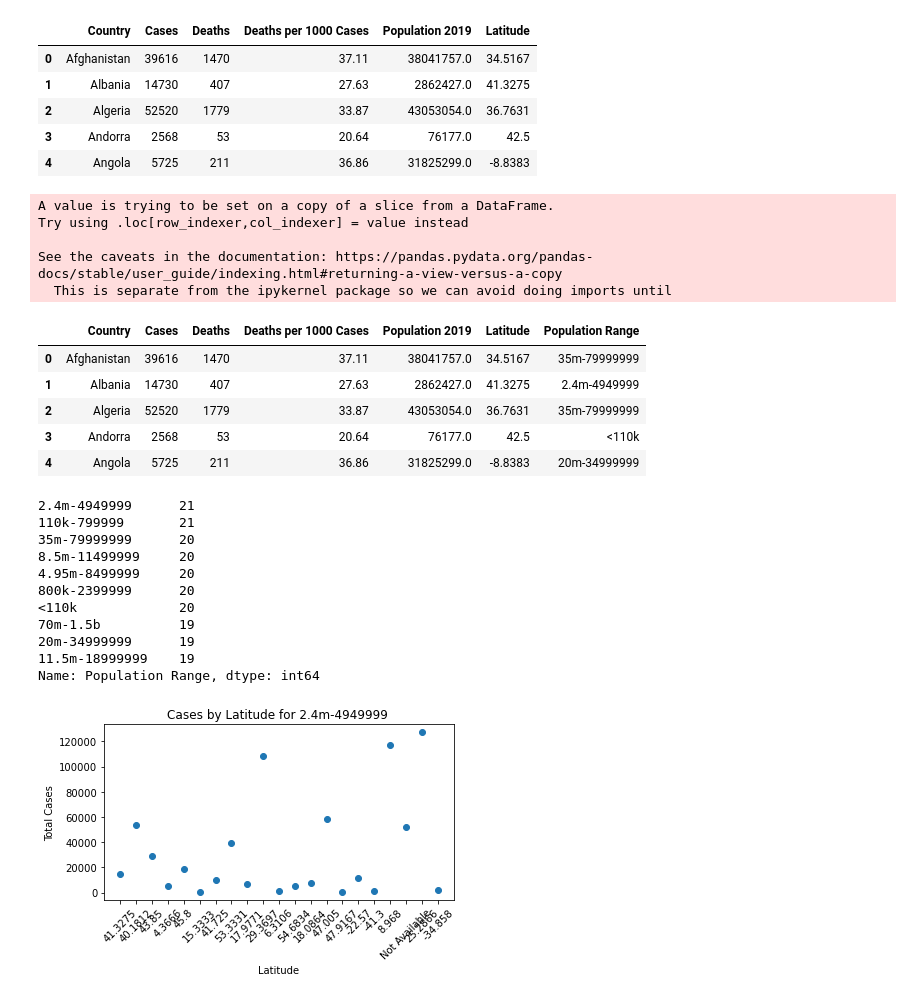
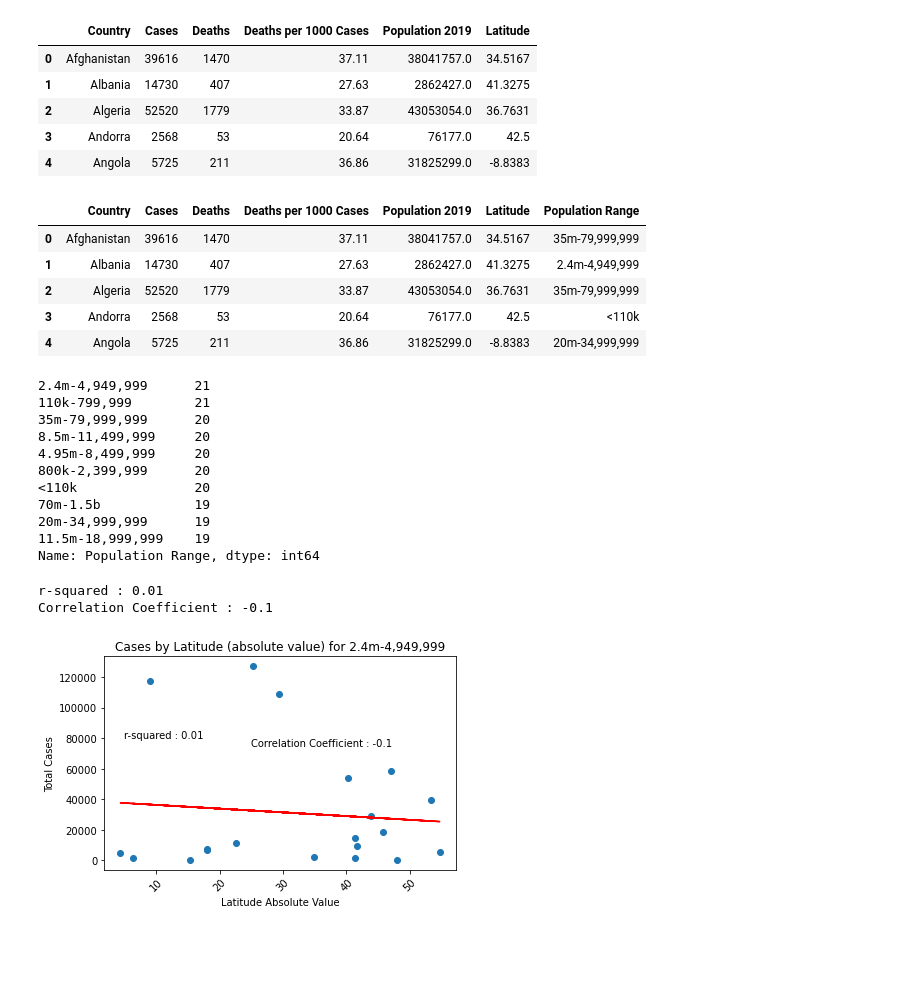
Before and after one commit to AustinRCole/COVID_Lat_GDP_analysis, a Jupyter notebook: Second Question Analysis.ipynb, the cells around one changed output. Saved outputs shown, nothing was run; the diff lists cells and outputs as text; code cells hidden in the pictures; blank space fills up the shorter version.

Commit message:
made scatter plots

```diff
--- a/Second Question Analysis.ipynb
+++ b/Second Question Analysis.ipynb
@@ -37,56 +31,61 @@ subset.head()
 | 4 | Angola | 5725 | 211 | 36.86 | 31825299.0 | -8.8383 |
 # %%
 bins = [0, 109999, 799999, 2399999, 4949999, 8499999, 11499999, 18999999, 34999999, 79999999, 1500000000]
-pop_ranges = ['<110k', '110k-799999','800k-2399999', '2.4m-4949999', '4.95m-8499999', '8.5m-11499999', '11.5m-18999999', '20m-34999999', '35m-79999999', '70m-1.5b']
+pop_ranges = ['<110k', '110k-799,999','800k-2,399,999', '2.4m-4,949,999', '4.95m-8,499,999', '8.5m-11,499,999', '11.5m-18,999,999', '20m-34,999,999', '35m-79,999,999', '70m-1.5b']
 subset['Population Range'] = pd.cut(subset['Population 2019'], bins, labels=pop_ranges, include_lowest=True)
+subset.head()
 # %% [output]
-A value is trying to be set on a copy of a slice from a DataFrame.
-Try using .loc[row_indexer,col_indexer] = value instead
-
-See the caveats in the documentation: https://pandas.pydata.org/pandas-docs/stable/user_guide/indexing.html#returning-a-view-versus-a-copy
-  This is separate from the ipykernel package so we can avoid doing imports until
+|  | Country | Cases | Deaths | Deaths per 1000 Cases | Population 2019 | Latitude | Population Range |
+| 0 | Afghanistan | 39616 | 1470 | 37.11 | 38041757.0 | 34.5167 | 35m-79,999,999 |
+| 1 | Albania | 14730 | 407 | 27.63 | 2862427.0 | 41.3275 | 2.4m-4,949,999 |
+| 2 | Algeria | 52520 | 1779 | 33.87 | 43053054.0 | 36.7631 | 35m-79,999,999 |
+| 3 | Andorra | 2568 | 53 | 20.64 | 76177.0 | 42.5 | <110k |
+| 4 | Angola | 5725 | 211 | 36.86 | 31825299.0 | -8.8383 | 20m-34,999,999 |
-# %%
-subset.head()
-# %% [output]
-|  | Country | Cases | Deaths | Deaths per 1000 Cases | Population 2019 | Latitude | Population Range |
-| 0 | Afghanistan | 39616 | 1470 | 37.11 | 38041757.0 | 34.5167 | 35m-79999999 |
-| 1 | Albania | 14730 | 407 | 27.63 | 2862427.0 | 41.3275 | 2.4m-4949999 |
-| 2 | Algeria | 52520 | 1779 | 33.87 | 43053054.0 | 36.7631 | 35m-79999999 |
-| 3 | Andorra | 2568 | 53 | 20.64 | 76177.0 | 42.5 | <110k |
-| 4 | Angola | 5725 | 211 | 36.86 | 31825299.0 | -8.8383 | 20m-34999999 |
 # %%
 subset['Population Range'].value_counts()
 # %% [output]
-2.4m-4949999      21
-110k-799999       21
-35m-79999999      20
-8.5m-11499999     20
-4.95m-8499999     20
-800k-2399999      20
-<110k             20
-70m-1.5b          19
-20m-34999999      19
-11.5m-18999999    19
+2.4m-4,949,999      21
+110k-799,999        21
+35m-79,999,999      20
+8.5m-11,499,999     20
+4.95m-8,499,999     20
+800k-2,399,999      20
+<110k               20
+70m-1.5b            19
+20m-34,999,999      19
+11.5m-18,999,999    19
 Name: Population Range, dtype: int64
+# %%
+subset = subset.loc[subset['Latitude'] != 'Not Available']
+subset['Latitude'].astype(float)
 # %%
-pop_range = '2.4m-4949999'
+pop_range = '2.4m-4,949,999'
+
 group = subset.loc[(subset['Population Range'] == f'{pop_range}')]
-group_lat = group['Latitude']
+group_lat = group['Latitude'].sort_values()
+group_lat_abs = group['Latitude'].apply(lambda x: float(x)).abs()
+
 group_cases = group['Cases']
 group_deaths = group['Deaths']
 group_dp1k = group['Deaths per 1000 Cases']
 # %%
-plt.scatter(group_lat, group_cases)
-plt.xlabel('Latitude')
+plt.scatter(group_lat_abs, group_cases)
+plt.xlabel('Latitude Absolute Value')
 plt.ylabel('Total Cases')
-plt.title(f'Cases by Latitude for {pop_range} ')
-#plt.xlim(-.5, 9.5)
-#plt.ylim(0, 240)
+plt.title(f'Cases by Latitude (absolute value) for {pop_range}')
 
 
+slope, intercept, r, p, std_err = st.linregress(group_lat_abs, group_cases)
+fit = slope * group_lat_abs + intercept
+plt.plot(group_lat_abs,fit,color='r')
+
+print(f"r-squared : {(round(r**2,2))}")
+print(f"Correlation Coefficient : {round(st.pearsonr(group_lat_abs,group_cases)[0],2)}")
 
 plt.xticks(rotation=45)
 plt.tight_layout()
 plt.show()
 # %% [output]
+r-squared : 0.01
+Correlation Coefficient : -0.1
-[figure, old version]
+[figure, new version]
```
Also changed, not shown: parts of 4 cells of this notebook.
